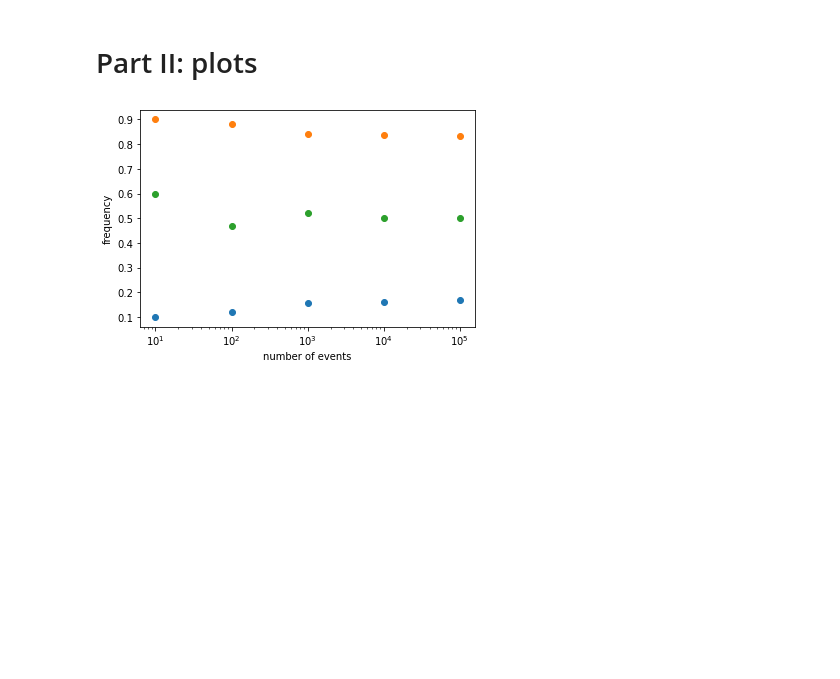
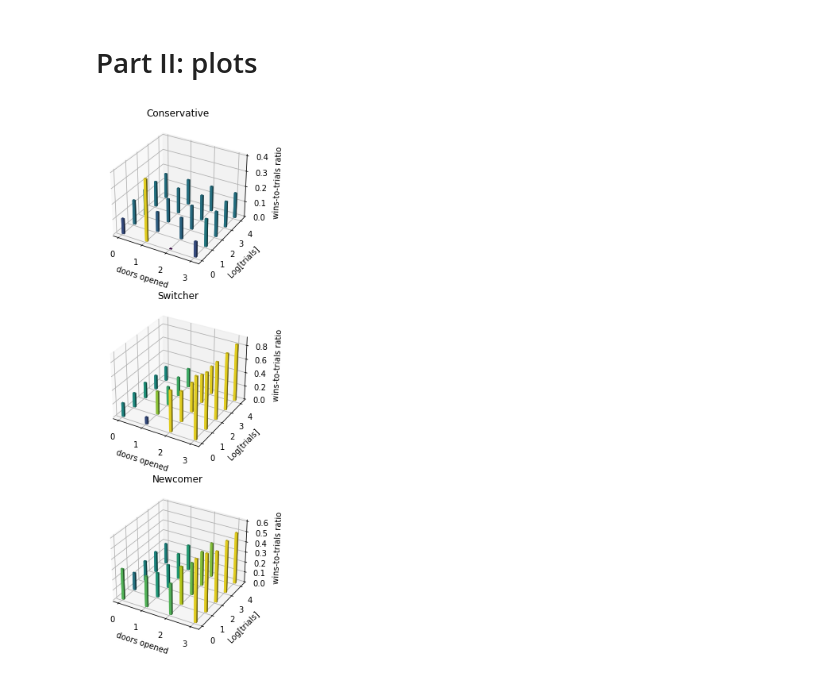
Before and after one commit to SimoneAbeni/astrostatistics_bicocca_2026, a Jupyter notebook: working/Lecture 1/Monty Hall generalized.ipynb, the cells around one changed output. Drawn from its saved outputs; the diff is of its cells as text; code cells hidden in the pictures; blank space fills up the shorter version.

Commit message:
Completed simulations for variable N (trials) and p (doors opened by the host), plus added bar-charts

```diff
--- a/working/Lecture 1/Monty Hall generalized.ipynb
+++ b/working/Lecture 1/Monty Hall generalized.ipynb
@@ -93,11 +92,0 @@ data_n=np.vstack((N,newcomer_wfN))#newcomer player
-# %%
-fig, ax = plt.subplots()
-plt.scatter(data_c[0],data_c[1])
-plt.scatter(data_s[0],data_s[1])
-plt.scatter(data_n[0],data_n[1])
-ax.set_xscale('log', base=10)
-ax.set_xlabel('number of events')
-ax.set_ylabel('frequency')
-plt.show()
-# %% [output]
-[figure, removed]
@@ -108,0 +93,56 @@ ax.scatter(xs, ys, zs, marker=m)
+# %%
+nrows, ncols = conservative_wfN.shape
+
+xpos, ypos = np.meshgrid(np.arange(ncols), np.arange(nrows))
+xpos = xpos.flatten()
+ypos = ypos.flatten()
+zpos = np.zeros_like(xpos)
+
+dx = dy = 0.1
+dz1 = conservative_wfN.flatten()
+dz2 = switcher_wfN.flatten()
+dz3 = newcomer_wfN.flatten()
+
+# Normalize heights
+norm1 = Normalize(vmin=dz1.min(), vmax=dz1.max())
+norm2 = Normalize(vmin=dz2.min(), vmax=dz2.max())
+norm3 = Normalize(vmin=dz3.min(), vmax=dz3.max())
+
+# Map heights to colors
+colors1 = cm.viridis(norm(dz1))
+colors2 = cm.viridis(norm(dz2))
+colors3 = cm.viridis(norm(dz3))
+
+fig=plt.figure(figsize=(18,12))
+gs = GridSpec(3, 3)
+
+ax1 = fig.add_subplot(gs[0, 0], projection='3d')
+
+ax1.bar3d(xpos, ypos, zpos, dx, dy, dz1, color=colors1)
+
+ax1.set_xlabel("doors opened")
+ax1.set_ylabel("Log[trials]")
+ax1.set_zlabel("wins-to-trials ratio")
+ax1.set_title("Conservative")
+
+ax2 = fig.add_subplot(gs[1, 0], projection='3d')
+
+ax2.bar3d(xpos, ypos, zpos, dx, dy, dz2, color=colors2)
+
+ax2.set_xlabel("doors opened")
+ax2.set_ylabel("Log[trials]")
+ax2.set_zlabel("wins-to-trials ratio")
+ax2.set_title("Switcher")
+
+ax3 = fig.add_subplot(gs[2, 0], projection='3d')
+
+ax3.bar3d(xpos, ypos, zpos, dx, dy, dz3, color=colors3)
+
+ax3.set_xlabel("doors opened")
+ax3.set_ylabel("Log[trials]")
+ax3.set_zlabel("wins-to-trials ratio")
+ax3.set_title("Newcomer")
+
+plt.show()
+# %% [output]
+[figure, added]
```
Also changed, not shown: parts of 7 cells of this notebook.
